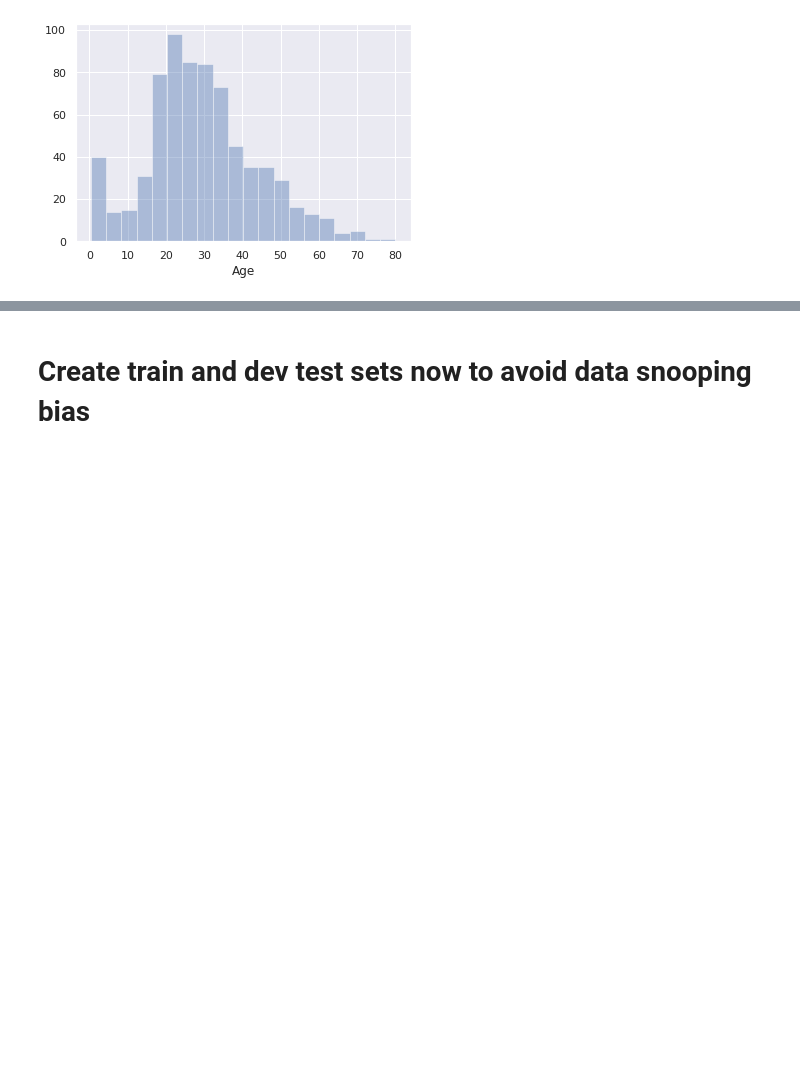
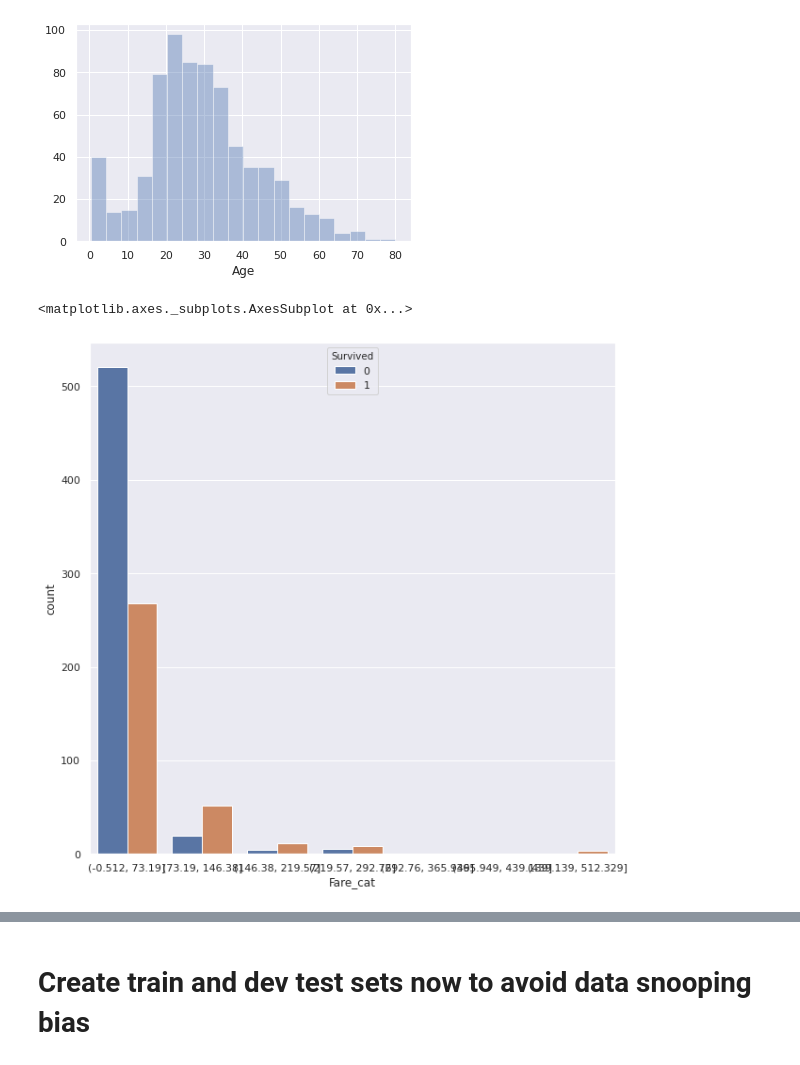
Before and after one commit to mafleischer/kaggle-titanic, a Jupyter notebook: titanic.ipynb, the cells around one changed output, grey strips where cells are left out. Cells and saved outputs as stored; diff of their text form; code cells hidden in the pictures; blank space fills up the shorter version.

```diff
--- a/titanic.ipynb
+++ b/titanic.ipynb
@@ -54,4 +58,8 @@ titanic.head()
 # %%
 # Pretend we already know for sure that these are unimportant:
 unnecessary = ["PassengerId", "Name","SibSp","Parch","Ticket", "Cabin", "Embarked"]
+unnecessary = ["PassengerId", "Name","Ticket", "Embarked"]
+unnecessary = ["PassengerId", "Name","Ticket", "Embarked", "Cabin"]
+
 titanic.drop(unnecessary, inplace=True, axis=1)
+titanic
@@ -76,0 +100,7 @@ titanic_filled.Age.fillna(titanic.Age.mean(), inplace=True)
+# %%
+fig, ax = plt.subplots(1, 1, figsize=(10,10))
+titanic["Fare_cat"] = pd.cut(titanic["Fare"], bins = 7)
+sns.countplot(data=titanic, x = "Fare_cat", hue = "Survived", ax = ax)
+# %% [output]
+<matplotlib.axes._subplots.AxesSubplot at 0x...>
+[figure, added]
```
Also changed, not shown: parts of 43 cells of this notebook.
